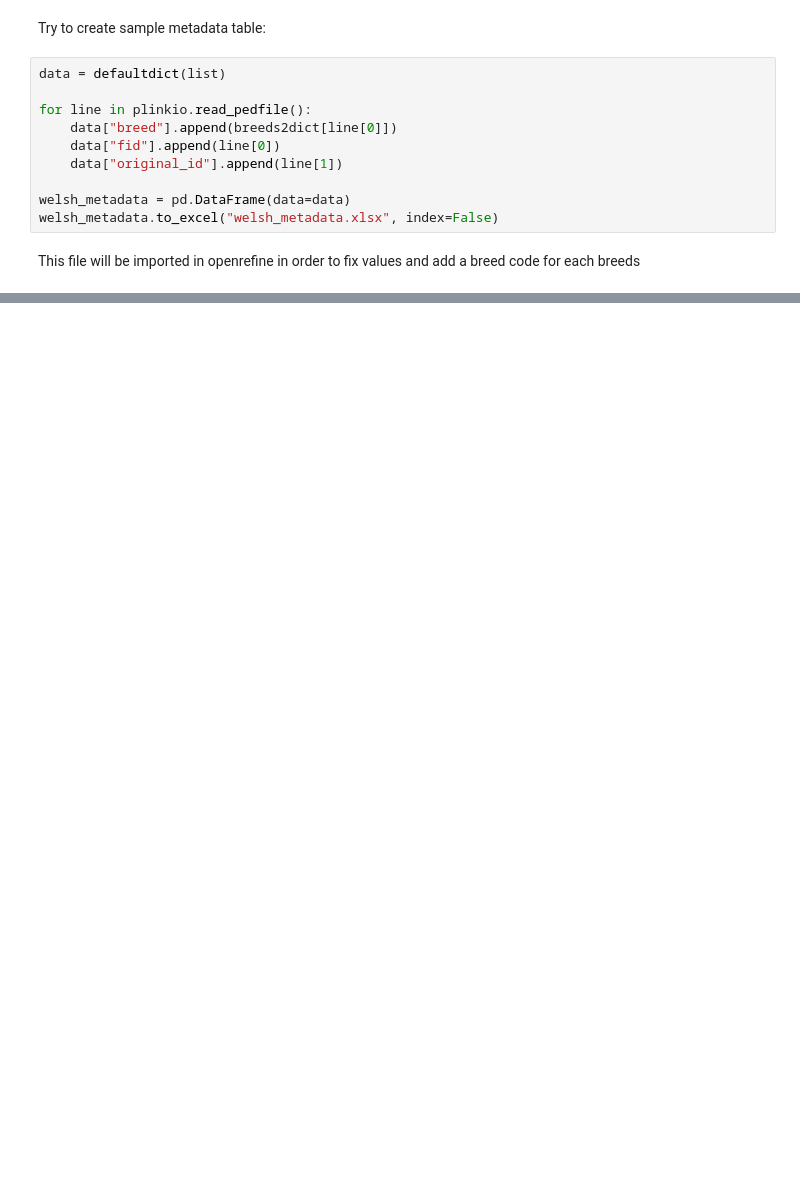
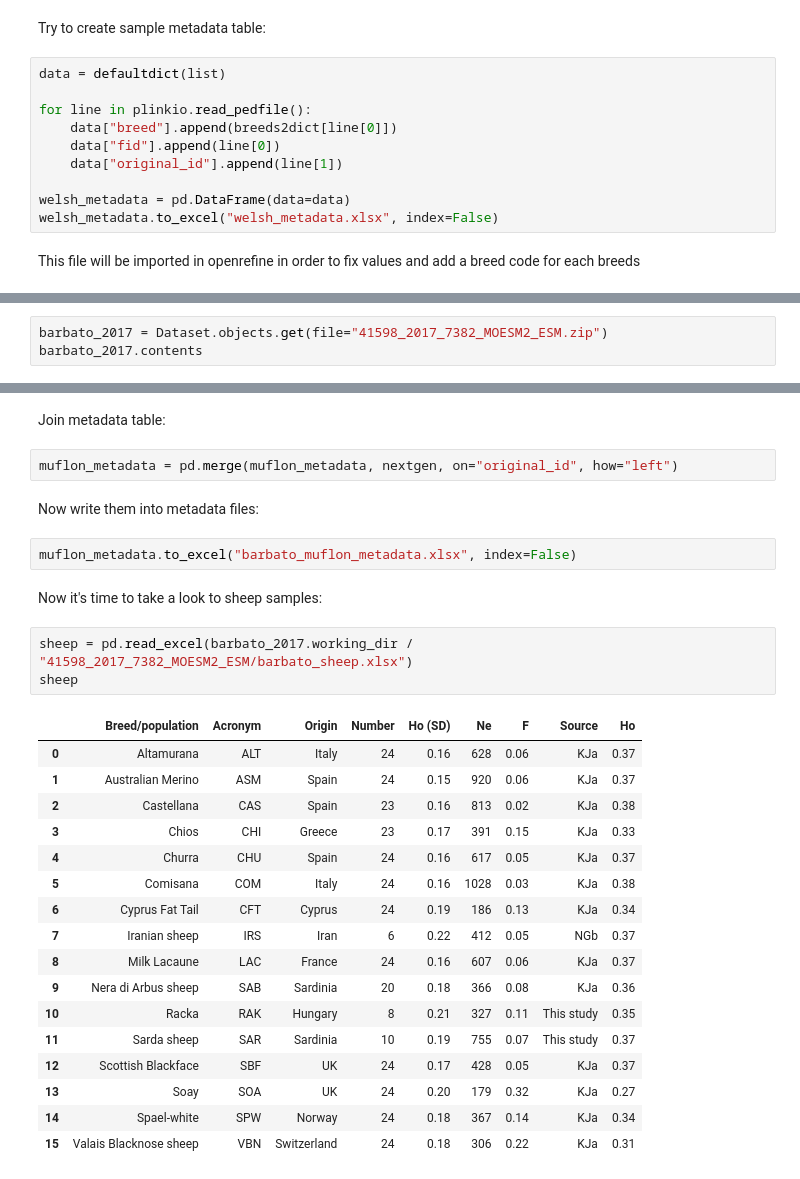
Before and after one commit to cnr-ibba/SMARTER-database, a Jupyter notebook: notebooks/exploratory/0.22.0-bunop-new_sheep_background_data.ipynb, the cells around one changed output, grey strips where cells are left out. Saved outputs shown, nothing was run; the diff lists cells and outputs as text; blank space fills up the shorter version.

Commit message:
:sparkles: Import background data from *Barbato et al 2017*

```diff
--- a/notebooks/exploratory/0.22.0-bunop-new_sheep_background_data.ipynb
+++ b/notebooks/exploratory/0.22.0-bunop-new_sheep_background_data.ipynb
@@ -133,0 +146,3 @@ This file will be imported in openrefine in order to fix values and add a breed
+# %%
+barbato_2017 = Dataset.objects.get(file="41598_2017_7382_MOESM2_ESM.zip")
+barbato_2017.contents
@@ -133,0 +298,31 @@ This file will be imported in openrefine in order to fix values and add a breed
+# %% [markdown]
+Join metadata table:
+# %%
+muflon_metadata = pd.merge(muflon_metadata, nextgen, on="original_id", how="left")
+# %% [markdown]
+Now write them into metadata files:
+# %%
+muflon_metadata.to_excel("barbato_muflon_metadata.xlsx", index=False)
+# %% [markdown]
+Now it's time to take a look to sheep samples:
+# %%
+sheep = pd.read_excel(barbato_2017.working_dir / "41598_2017_7382_MOESM2_ESM/barbato_sheep.xlsx")
+sheep
+# %% [output]
+|  | Breed/population | Acronym | Origin | Number | Ho (SD) | Ne | F | Source | Ho |
+| 0 | Altamurana | ALT | Italy | 24 | 0.16 | 628 | 0.06 | KJa | 0.37 |
+| 1 | Australian Merino | ASM | Spain | 24 | 0.15 | 920 | 0.06 | KJa | 0.37 |
+| 2 | Castellana | CAS | Spain | 23 | 0.16 | 813 | 0.02 | KJa | 0.38 |
+| 3 | Chios | CHI | Greece | 23 | 0.17 | 391 | 0.15 | KJa | 0.33 |
+| 4 | Churra | CHU | Spain | 24 | 0.16 | 617 | 0.05 | KJa | 0.37 |
+| 5 | Comisana | COM | Italy | 24 | 0.16 | 1028 | 0.03 | KJa | 0.38 |
+| 6 | Cyprus Fat Tail | CFT | Cyprus | 24 | 0.19 | 186 | 0.13 | KJa | 0.34 |
+| 7 | Iranian sheep | IRS | Iran | 6 | 0.22 | 412 | 0.05 | NGb | 0.37 |
+| 8 | Milk Lacaune | LAC | France | 24 | 0.16 | 607 | 0.06 | KJa | 0.37 |
+| 9 | Nera di Arbus sheep | SAB | Sardinia | 20 | 0.18 | 366 | 0.08 | KJa | 0.36 |
+| 10 | Racka | RAK | Hungary | 8 | 0.21 | 327 | 0.11 | This study | 0.35 |
+| 11 | Sarda sheep | SAR | Sardinia | 10 | 0.19 | 755 | 0.07 | This study | 0.37 |
+| 12 | Scottish Blackface | SBF | UK | 24 | 0.17 | 428 | 0.05 | KJa | 0.37 |
+| 13 | Soay | SOA | UK | 24 | 0.20 | 179 | 0.32 | KJa | 0.27 |
+| 14 | Spael-white | SPW | Norway | 24 | 0.18 | 367 | 0.14 | KJa | 0.34 |
+| 15 | Valais Blacknose sheep | VBN | Switzerland | 24 | 0.18 | 306 | 0.22 | KJa | 0.31 |
```
Also changed, not shown: parts of 40 cells of this notebook, 2 other files.
